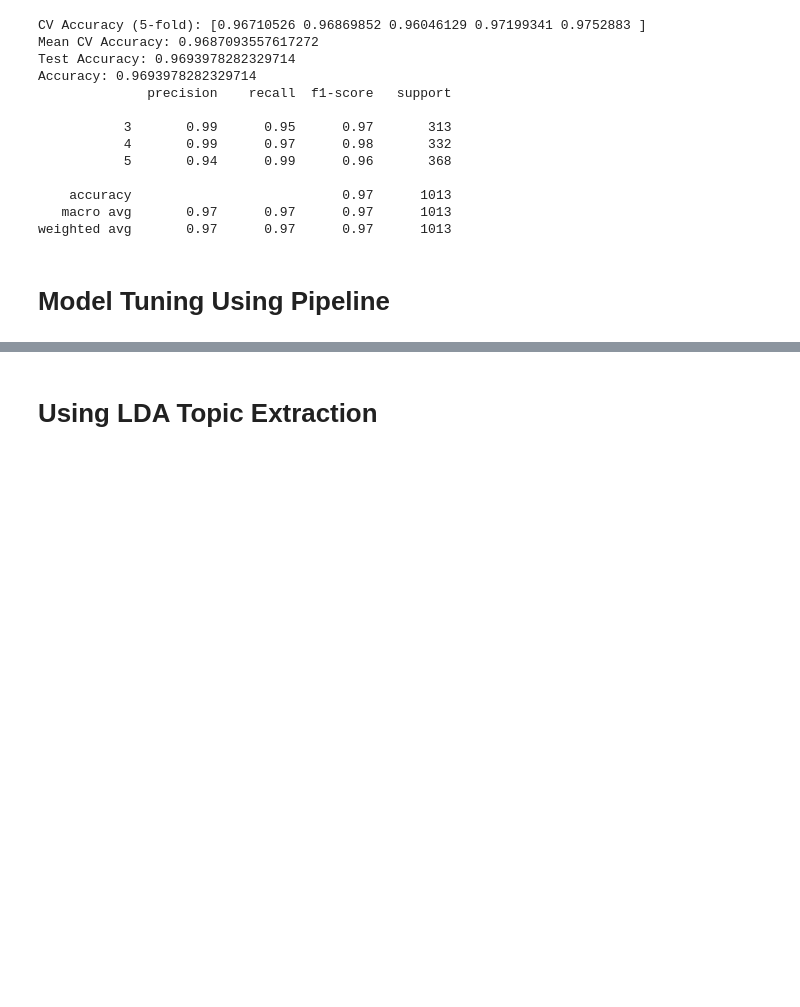
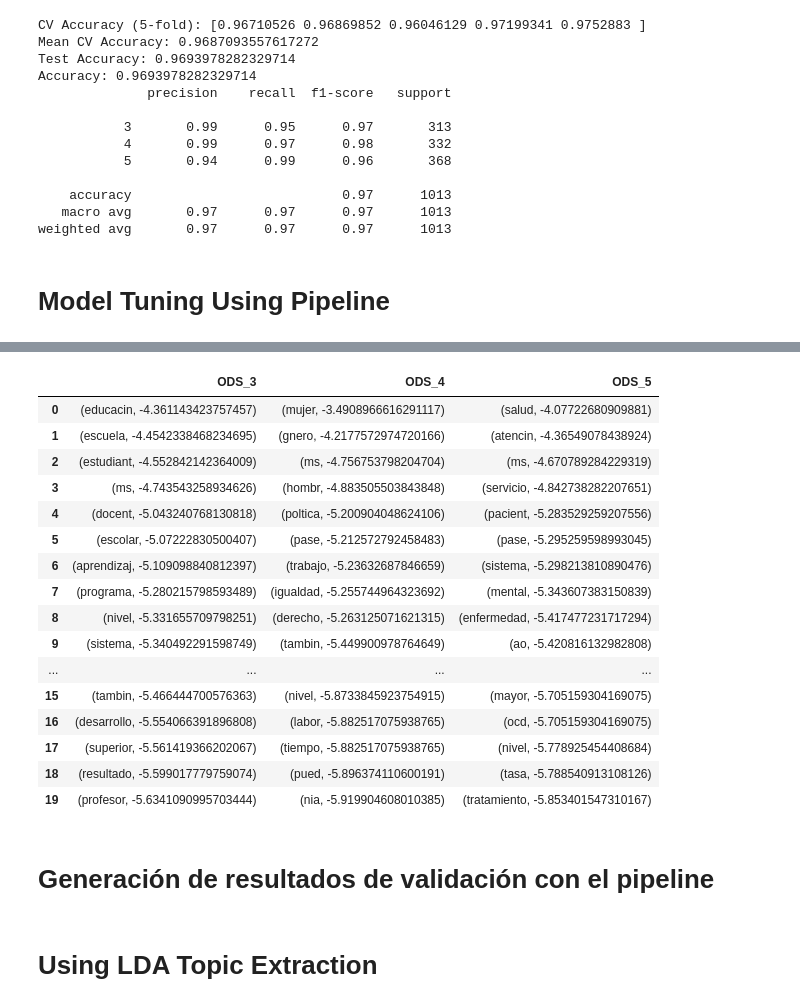
Before and after one commit to Danielfts/BI_PROY1_2402, a Jupyter notebook: Proyecto 1/Etapa 1/Modelo_B/modelo_b.ipynb, the cells around one changed output, grey strips where cells are left out. Cells and saved outputs as stored; diff of their text form; code cells hidden in the pictures; blank space fills up the shorter version.

Commit message:
Model B outputs
Signed-off-by: Crola1702 <cristobal.arroyo@ekumenlabs.com>

```diff
--- a/Proyecto 1/Etapa 1/Modelo_B/modelo_b.ipynb
+++ b/Proyecto 1/Etapa 1/Modelo_B/modelo_b.ipynb
@@ -224,0 +264,25 @@ Test Accuracy : 0.9733464955577492
+# %%
+x_train, x_test, y_train, y_test = train_test_split(df_test['Textos_espanol'], df_test['sdg'], test_size=0.25, random_state=1)
+
+# This can't be done in a pipeline as it's not sklearn compliant
+possibles_sdgs = [3, 4, 5]
+def insert_errors(original_sdg, n_replacements, verbose=False):
+  random_indices = np.random.choice(y.size, n_replacements, replace=False)
+
+  for i in random_indices:
+    old_value = y[i]
+    y[i] = np.random.choice(possibles_sdgs)
+    while y[i] == old_value:
+      y[i] = np.random.choice(possibles_sdgs)
+    print(f"y[{i:>4}]: {old_value:}->{y[i]}") if verbose else None
+insert_errors(y_train, 100, verbose=False)
+
+pipeline_model = pipeline.fit(x_train, y_train)
+
+y_pred = pipeline_model.predict(x_test)
+
+# 0.9733464955577492
+# 0.9733464955577492
+
+print(f"Accuracy: {metrics.accuracy_score(y_test, y_pred)}")
+print(metrics.classification_report(y_test, y_pred))
@@ -224,0 +300,16 @@ Test Accuracy : 0.9733464955577492
+# %%
+def get_salient_words(nb_clf, vect, class_ind):
+    words = vect.get_feature_names_out()
+    zipped = list(zip(words, nb_clf.feature_log_prob_[class_ind]))
+    sorted_zip = sorted(zipped, key=lambda t: t[1], reverse=True)
+
+    return sorted_zip
+
+class_1 = get_salient_words(pipeline_model.named_steps['clf'].named_steps['mnb'], pipeline_model.named_steps['clf'].named_steps['cv'], 0)[:20]
+class_2 = get_salient_words(pipeline_model.named_steps['clf'].named_steps['mnb'], pipeline_model.named_steps['clf'].named_steps['cv'], 1)[:20]
+class_3 = get_salient_words(pipeline_model.named_steps['clf'].named_steps['mnb'], pipeline_model.named_steps['clf'].named_steps['cv'], 2)[:20]
+
+
+print(class_1)
+print(class_2)
+print(class_3)
@@ -224,0 +320,24 @@ Test Accuracy : 0.9733464955577492
+# %%
+# Put classes in a dataframe
+
+pd.DataFrame({'ODS_3': class_2, 'ODS_4': class_3, 'ODS_5': class_1})
+# %% [output]
+|  | ODS_3 | ODS_4 | ODS_5 |
+| 0 | (educacin, -4.361143423757457) | (mujer, -3.4908966616291117) | (salud, -4.07722680909881) |
+| 1 | (escuela, -4.4542338468234695) | (gnero, -4.2177572974720166) | (atencin, -4.36549078438924) |
+| 2 | (estudiant, -4.552842142364009) | (ms, -4.756753798204704) | (ms, -4.670789284229319) |
+| 3 | (ms, -4.743543258934626) | (hombr, -4.883505503843848) | (servicio, -4.842738282207651) |
+| 4 | (docent, -5.043240768130818) | (poltica, -5.200904048624106) | (pacient, -5.283529259207556) |
+| 5 | (escolar, -5.07222830500407) | (pase, -5.212572792458483) | (pase, -5.295259598993045) |
+| 6 | (aprendizaj, -5.109098840812397) | (trabajo, -5.23632687846659) | (sistema, -5.298213810890476) |
+| 7 | (programa, -5.280215798593489) | (igualdad, -5.255744964323692) | (mental, -5.343607383150839) |
+| 8 | (nivel, -5.331655709798251) | (derecho, -5.263125071621315) | (enfermedad, -5.417477231717294) |
+| 9 | (sistema, -5.340492291598749) | (tambin, -5.449900978764649) | (ao, -5.420816132982808) |
+| ... | ... | ... | ... |
+| 15 | (tambin, -5.466444700576363) | (nivel, -5.8733845923754915) | (mayor, -5.705159304169075) |
+| 16 | (desarrollo, -5.554066391896808) | (labor, -5.882517075938765) | (ocd, -5.705159304169075) |
+| 17 | (superior, -5.561419366202067) | (tiempo, -5.882517075938765) | (nivel, -5.778925454408684) |
+| 18 | (resultado, -5.599017779759074) | (pued, -5.896374110600191) | (tasa, -5.788540913108126) |
+| 19 | (profesor, -5.6341090995703444) | (nia, -5.919904608010385) | (tratamiento, -5.853401547310167) |
+# %% [markdown]
+# Generación de resultados de validación con el pipeline
```
Also changed, not shown: parts of 19 cells of this notebook, 2 other files.
